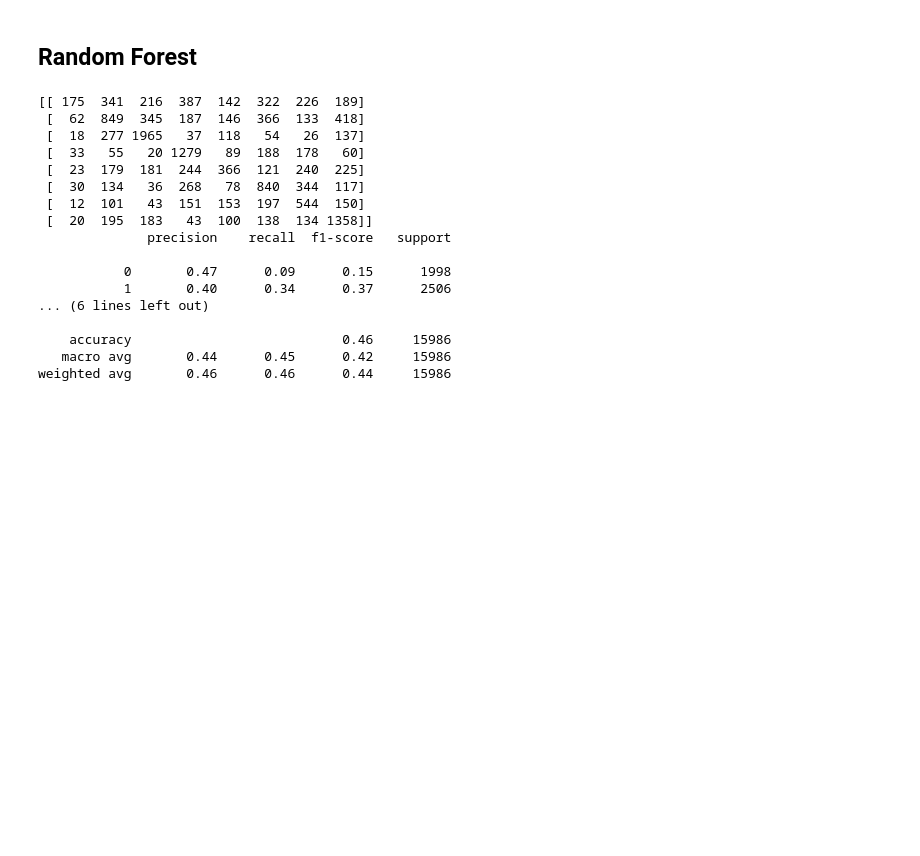
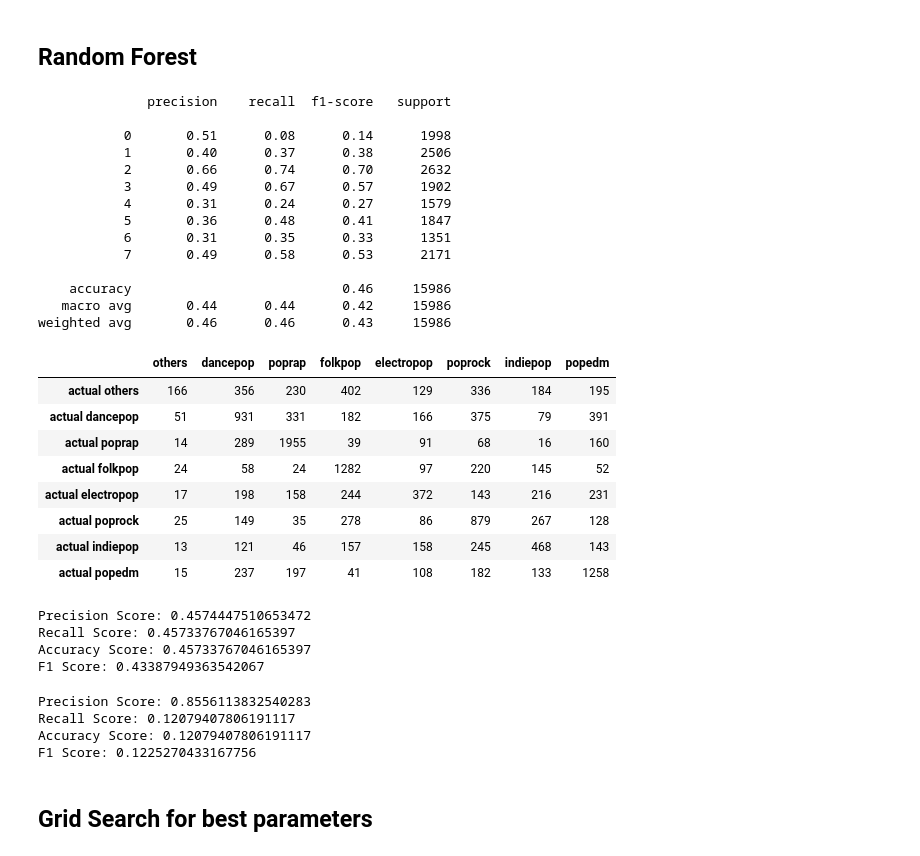
Before and after one commit to maxtingle11/Using-Machine-Learning-Algorithms-to-Predict-a-Pop-Songs-Subgenre, a Jupyter notebook: 5. Random Forest AK.ipynb, the cells around one changed output. Cells and saved outputs as stored; diff of their text form; code cells hidden in the pictures; blank space fills up the shorter version.

Commit message:
switching to 7 classes

```diff
--- a/5. Random Forest AK.ipynb
+++ b/5. Random Forest AK.ipynb
@@ -136,36 +95,81 @@ plot_feature_importances(tree_clf);
 # %% [markdown]
 ## Random Forest
+# %%
+classes = ['others','dancepop','poprap','folkpop', 'electropop','poprock', 'indiepop','popedm']
 # %%
 from sklearn.ensemble import RandomForestClassifier
+
 
 forest = RandomForestClassifier(n_estimators=100,
                                 max_depth= 5,
                                 bootstrap=True,
                                 oob_score=True,
                                 n_jobs=-1,
                                 random_state=11,
                                 class_weight='balanced')
 forest.fit(X_train, y_train)
 forest.score(X_train, y_train)
 
 pred_forest = forest.predict(X_train)
-print(confusion_matrix(y_train, pred_forest))
+cm = confusion_matrix(y_train, pred_forest)
 print(classification_report(y_train, pred_forest))
+
+
+conf_matrix = pd.DataFrame(cm, index=['actual others',
+                                      'actual dancepop',
+                                      'actual poprap',
+                                      'actual folkpop',
+                                      'actual electropop',
+                                      'actual poprock',
+                                      'actual indiepop',
+                                      'actual popedm'],
+                           columns= classes)
+conf_matrix
 # %% [output]
-[[ 175  341  216  387  142  322  226  189]
- [  62  849  345  187  146  366  133  418]
- [  18  277 1965   37  118   54   26  137]
- [  33   55   20 1279   89  188  178   60]
- [  23  179  181  244  366  121  240  225]
- [  30  134   36  268   78  840  344  117]
- [  12  101   43  151  153  197  544  150]
- [  20  195  183   43  100  138  134 1358]]
               precision    recall  f1-score   support
 
-           0       0.47      0.09      0.15      1998
-           1       0.40      0.34      0.37      2506
-... (6 lines left out)
+           0       0.51      0.08      0.14      1998
+           1       0.40      0.37      0.38      2506
+           2       0.66      0.74      0.70      2632
+           3       0.49      0.67      0.57      1902
+           4       0.31      0.24      0.27      1579
+           5       0.36      0.48      0.41      1847
+           6       0.31      0.35      0.33      1351
+           7       0.49      0.58      0.53      2171
 
     accuracy                           0.46     15986
-   macro avg       0.44      0.45      0.42     15986
-weighted avg       0.46      0.46      0.44     15986
+   macro avg       0.44      0.44      0.42     15986
+weighted avg       0.46      0.46      0.43     15986
+|  | others | dancepop | poprap | folkpop | electropop | poprock | indiepop | popedm |
+| actual others | 166 | 356 | 230 | 402 | 129 | 336 | 184 | 195 |
+| actual dancepop | 51 | 931 | 331 | 182 | 166 | 375 | 79 | 391 |
+| actual poprap | 14 | 289 | 1955 | 39 | 91 | 68 | 16 | 160 |
+| actual folkpop | 24 | 58 | 24 | 1282 | 97 | 220 | 145 | 52 |
+| actual electropop | 17 | 198 | 158 | 244 | 372 | 143 | 216 | 231 |
+| actual poprock | 25 | 149 | 35 | 278 | 86 | 879 | 267 | 128 |
+| actual indiepop | 13 | 121 | 46 | 157 | 158 | 245 | 468 | 143 |
+| actual popedm | 15 | 237 | 197 | 41 | 108 | 182 | 133 | 1258 |
+# %%
+# Print metrics
+from sklearn.metrics import precision_score, recall_score, accuracy_score, f1_score
+def print_metrics(labels, preds):
+   print("Precision Score: {}".format(precision_score(labels, preds, average='weighted')))
+   print("Recall Score: {}".format(recall_score(labels, preds, average='weighted')))
+   print("Accuracy Score: {}".format(accuracy_score(labels, preds)))
+   print("F1 Score: {}".format(f1_score(labels, preds, average='weighted')))
+print_metrics(y_train, pred_forest)
+# %% [output]
+Precision Score: 0.4574447510653472
+Recall Score: 0.45733767046165397
+Accuracy Score: 0.45733767046165397
+F1 Score: 0.43387949363542067
+# %%
+test_forest = forest.predict(X_test)
+print_metrics(y_test, test_forest)
+# %% [output]
+Precision Score: 0.8556113832540283
+Recall Score: 0.12079407806191117
+Accuracy Score: 0.12079407806191117
+F1 Score: 0.1225270433167756
+# %% [markdown]
+## Grid Search for best parameters
```
Also changed, not shown: parts of 9 cells of this notebook.
